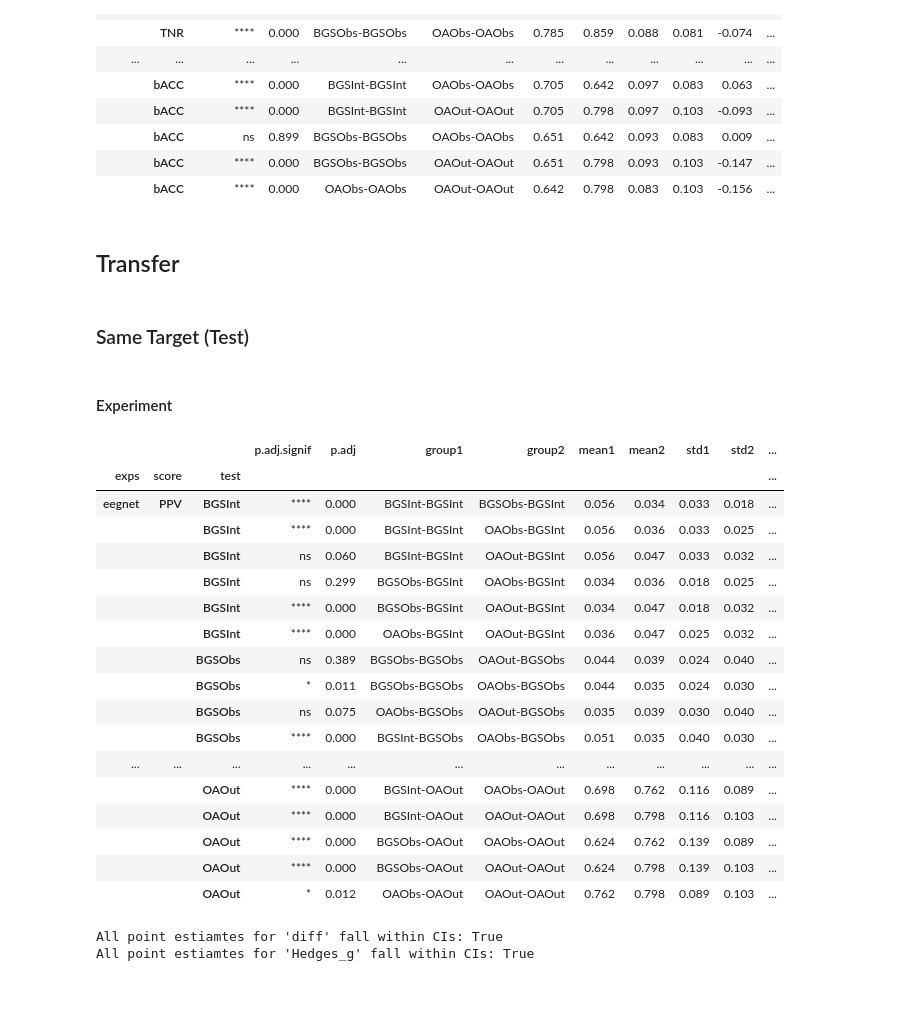
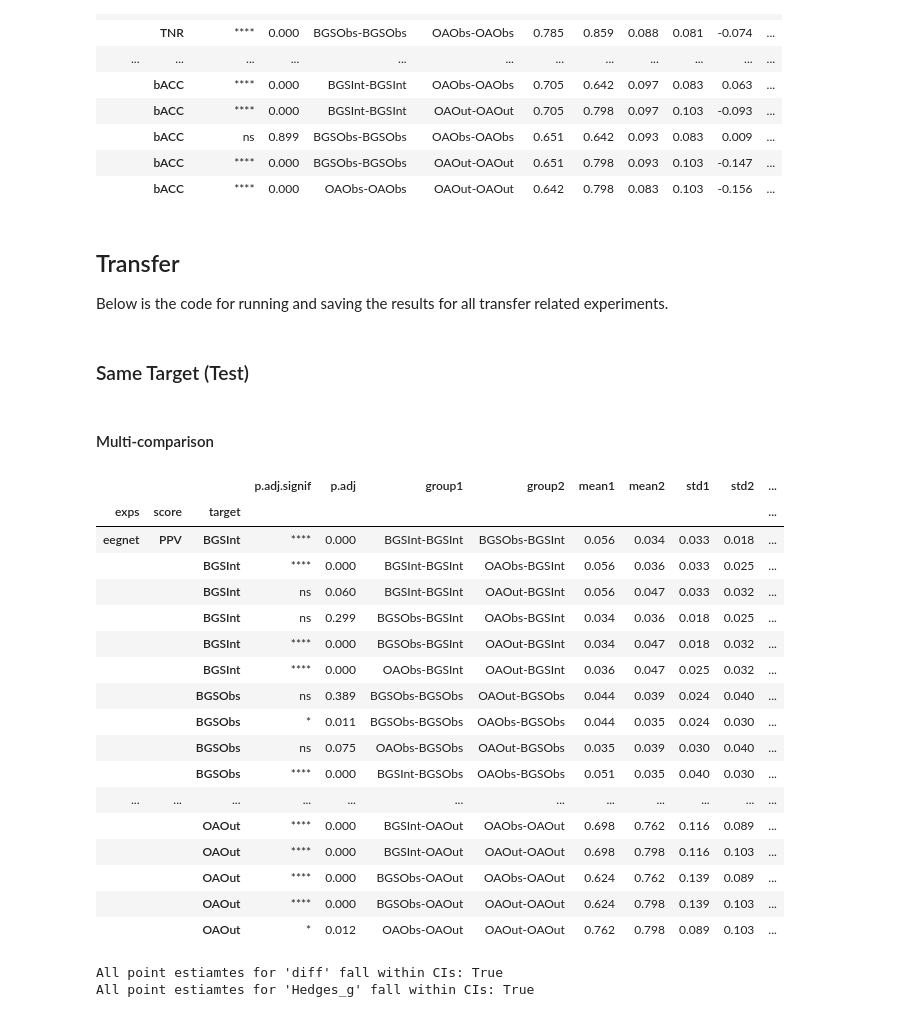
Before and after one commit to RL-BCI-Lab/deepbci, a Jupyter notebook: scripts/classification/significance_analysis.ipynb, the cells around one changed output. Saved outputs shown, nothing was run; the diff lists cells and outputs as text; code cells hidden in the pictures.

```diff
--- a/scripts/classification/significance_analysis.ipynb
+++ b/scripts/classification/significance_analysis.ipynb
@@ -545 +602,6 @@ class LoadExperimentResultsV2():
+# %%
+target_exp_sub_dirs = {
+    'eegnet':os.path.join(current_analysis, 'logocv-v2-eegnet-async-upsample'),
+    'svm':os.path.join(current_analysis,'logocv-v2-svm-async'),
+}
 # %%
@@ -639,6 +697,4 @@ Run the `install_r.py` script from the command line.
 # %%
-from pdb import set_trace
-
 class RHypothesisTests():
     """ Computes R stats analysis and post-hoc test.
 
@@ -703,33 +759,8 @@ class RHypothesisTests():
         )
         return self.r_to_df(rdf).reset_index(drop=True)
 
-    def bs_hedges_g_star(self, df):
-
-        ro.r(
-            '''
-                # create a function `f`
-                f <- function(df, index) {
-                    df$group <- factor(df$group)
-                    out <- hedges_g(score ~ group, data=df[index,], pooled_sd=FALSE)
-                    return(out$Hedges_g)
-                }
-            '''
-        )
-        r_func = ro.globalenv['f']
-
-        # bootstrap in R
-        r_boot = self.boot.boot(self.df_to_r(df), statistic=r_func, R=10000)
-
-        ci_boot = self.boot.boot_ci(r_boot, type='bca')
-        r_ci = ci_boot.rx('bca')[0]
-
-        gdf = self.hedges_g_star(df)
-        gdf['CI_low'] = r_ci[-2]
-        gdf['CI_high'] = r_ci[-1]
-
-        return gdf
-
     def mean_info(self, df, forward=True):
+        """ Compute mean related stats and adds them to the passed DataFrame """
         if len(df['group'].unique()) != 2:
             err = "More than two unique groups were detected in 'group' column."
             raise ValueError(err)
@@ -742,11 +773,13 @@ class RHypothesisTests():
         return pd.DataFrame(np.hstack([means, std, diff]).reshape(1, -1), columns=columns)
 
     def df_to_r(self, df):
+        """ Converts a Python DataFrame to a R DataFrame"""
         with localconverter(ro.default_converter + pandas2ri.converter):
             rdf = ro.conversion.py2rpy(df)
         return rdf
 
     def r_to_df(self, rdf):
+        """ Converts a R DataFrame to a Python DataFrame"""
         with localconverter(ro.default_converter + pandas2ri.converter):
             df = ro.conversion.rpy2py(rdf)
         return df
@@ -1082,20 +1107,21 @@ bl_anlys
 # %%
 with open(bl_multi_pickle_path, 'wb') as file:
     pickle.dump(bl_anlys, file)
-# %% [markdown]
-## Transfer
+# %% [markdown]
+## Transfer
+Below is the code for running and saving the results for all transfer related experiments.
 # %% [markdown]
 ### Same Target (Test)
-# %% [markdown]
-#### Experiment
+# %% [markdown]
+#### Multi-comparison
 # %%
-ea = ExperimentAnylsis(exps)
+ea = ExperimentAnalysis(exps)
 
-stst_anlys = ea.same_test(dependent_vars=['bACC', 'TPR', 'TNR', 'PPV'])
-stst_anlys
+same_target_analysis = ea.same_target(dependent_vars=['bACC', 'TPR', 'TNR', 'PPV'])
+same_target_analysis
 # %% [output]
 |  |  |  | p.adj.signif | p.adj | group1 | group2 | mean1 | mean2 | std1 | std2 | ... |
-| exps | score | test |  |  |  |  |  |  |  |  | ... |
+| exps | score | target |  |  |  |  |  |  |  |  | ... |
 | eegnet | PPV | BGSInt | **** | 0.000 | BGSInt-BGSInt | BGSObs-BGSInt | 0.056 | 0.034 | 0.033 | 0.018 | ... |
 |  |  | BGSInt | **** | 0.000 | BGSInt-BGSInt | OAObs-BGSInt | 0.056 | 0.036 | 0.033 | 0.025 | ... |
 |  |  | BGSInt | ns | 0.060 | BGSInt-BGSInt | OAOut-BGSInt | 0.056 | 0.047 | 0.033 | 0.032 | ... |
```
Also changed, not shown: parts of 112 cells of this notebook, 25 other files.
